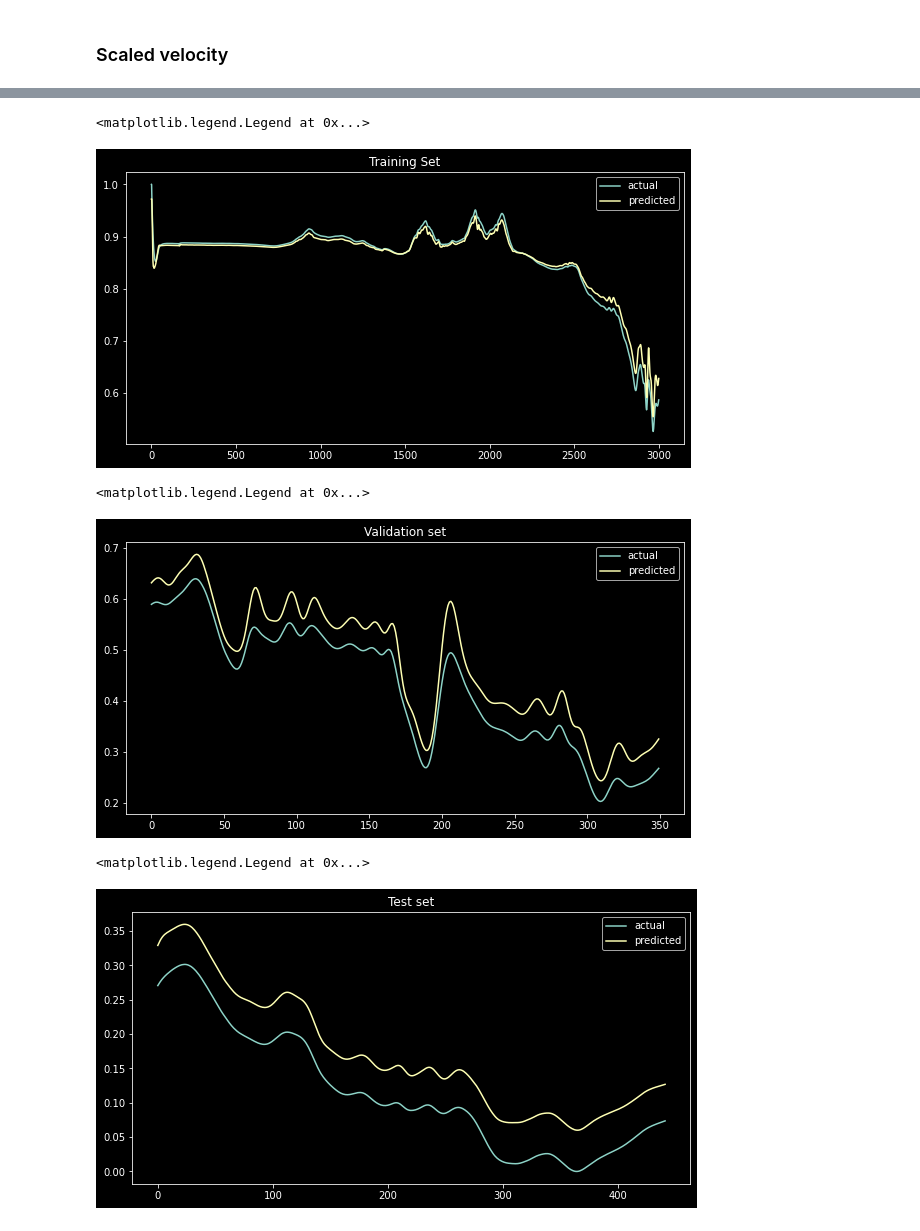
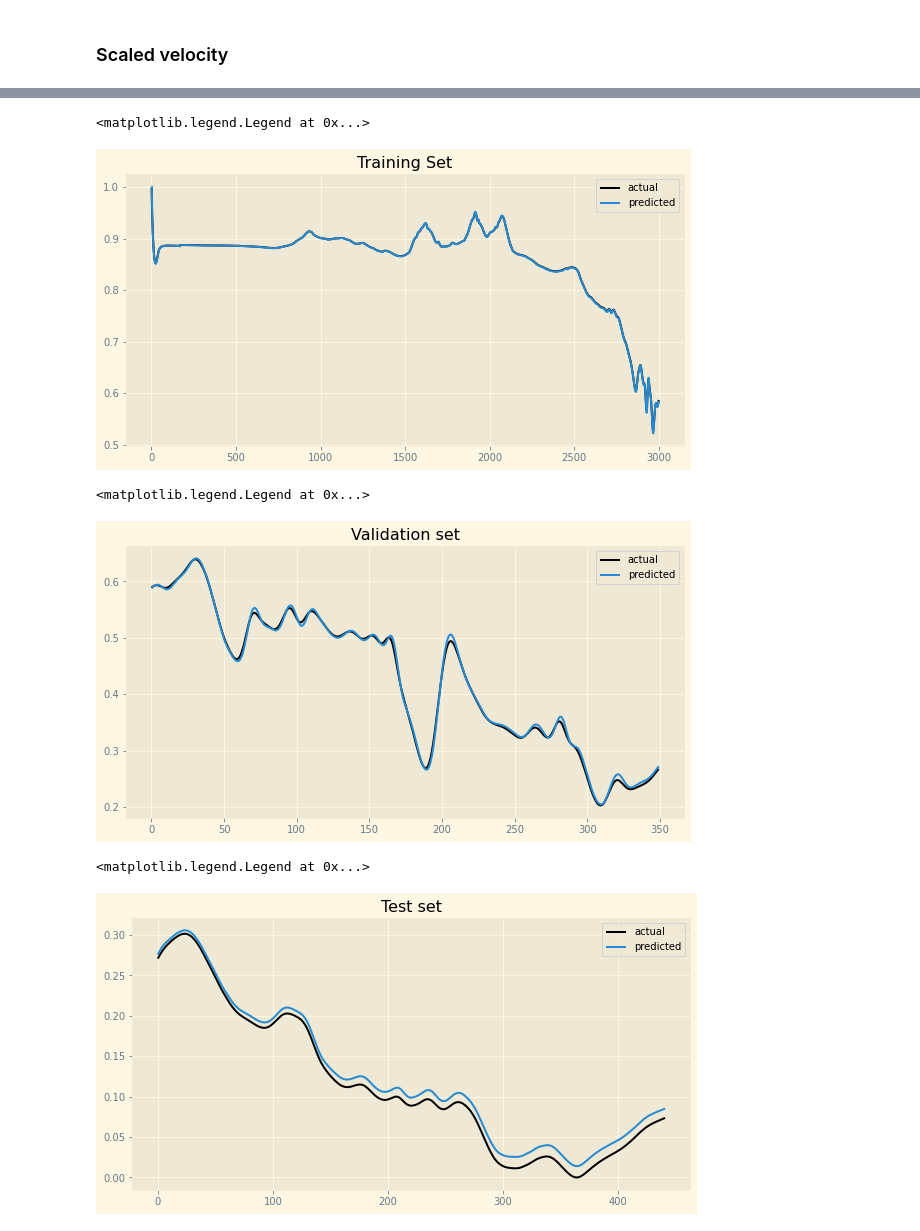
Before and after one commit to arun-s-p/ns_trial, a Jupyter notebook: dl_time_series.ipynb, the cells around one changed output, grey strips where cells are left out. Drawn from its saved outputs; the diff is of its cells as text; code cells hidden in the pictures.

```diff
--- a/dl_time_series.ipynb
+++ b/dl_time_series.ipynb
@@ -5,7 +5,7 @@ import matplotlib.pyplot as plt
 import seaborn as sns
 import warnings
 warnings.filterwarnings('ignore')
-plt.style.use('dark_background')
+plt.style.use('Solarize_Light2')
 # %%
 df=pd.read_csv('probe.csv')
 df.head()
@@ -124,5 +165,5 @@ _________________________________________________________________
 cp = ModelCheckpoint('model1/',save_best_only=True)
 model.compile(loss=MeanSquaredError(),optimizer=Adam(learning_rate=0.0001),metrics=[RootMeanSquaredError()])
 # %%
-model.fit(x_train, y_train, validation_data=(x_val, y_val), epochs=10, callbacks=[cp])
+model.fit(x_train, y_train, validation_data=(x_val, y_val), epochs=50, callbacks=[cp])
 # %% [output]
@@ -184,5 +230,5 @@ u_train,y_train = inU[:3000],outU[:3000]
 u_val,y_val = inU[3000:3350],outU[3000:3350]
 u_test,y_test = inU[3350:],outU[3350:]
 # %%
-model.fit(u_train, y_train, validation_data=(u_val, y_val), epochs=10, callbacks=[cp])
+model.fit(u_train, y_train, validation_data=(u_val, y_val), epochs=50, callbacks=[cp])
 # %% [output]
@@ -211,28 +262,28 @@ val=final_model.predict(u_val)
 test=final_model.predict(u_test)
 # %%
 plt.figure(figsize=(10,5))
-plt.plot(y_train,label='actual')
+plt.plot(y_train,'k',label='actual')
 plt.plot(train,label='predicted')
 plt.title('Training Set')
 plt.legend()
 # %% [output]
 <matplotlib.legend.Legend at 0x...>
-[figure, old version]
+[figure, new version]
 # %%
 plt.figure(figsize=(10,5))
-plt.plot(y_val,label='actual')
+plt.plot(y_val,'k',label='actual')
 plt.plot(val,label='predicted')
 plt.title('Validation set')
 plt.legend()
 # %% [output]
 <matplotlib.legend.Legend at 0x...>
-[figure, old version]
+[figure, new version]
 # %%
 plt.figure(figsize=(10,5))
-plt.plot(y_test,label='actual')
+plt.plot(y_test,'k',label='actual')
 plt.plot(test,label='predicted')
 plt.title('Test set')
 plt.legend()
 # %% [output]
 <matplotlib.legend.Legend at 0x...>
-[figure, old version]
+[figure, new version]
```
Also changed, not shown: parts of 30 cells of this notebook.
